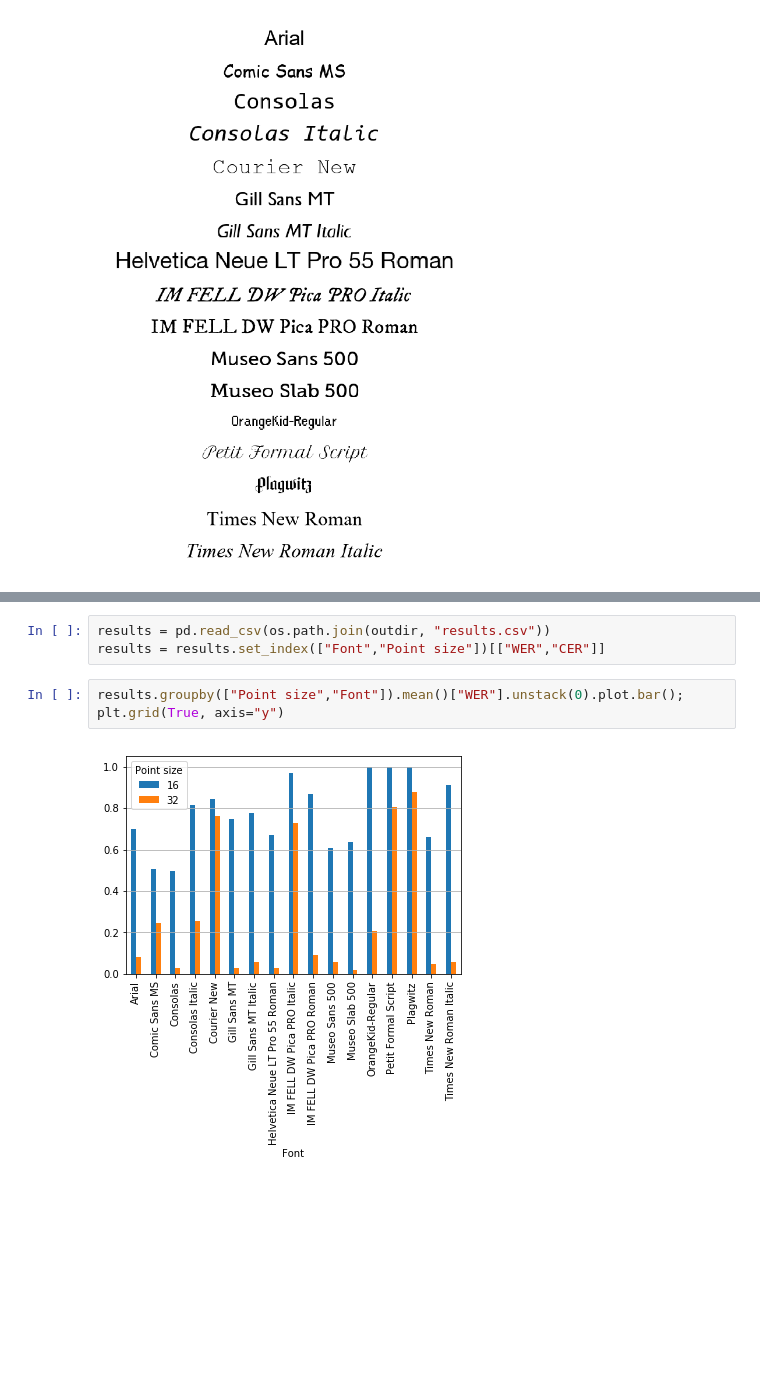
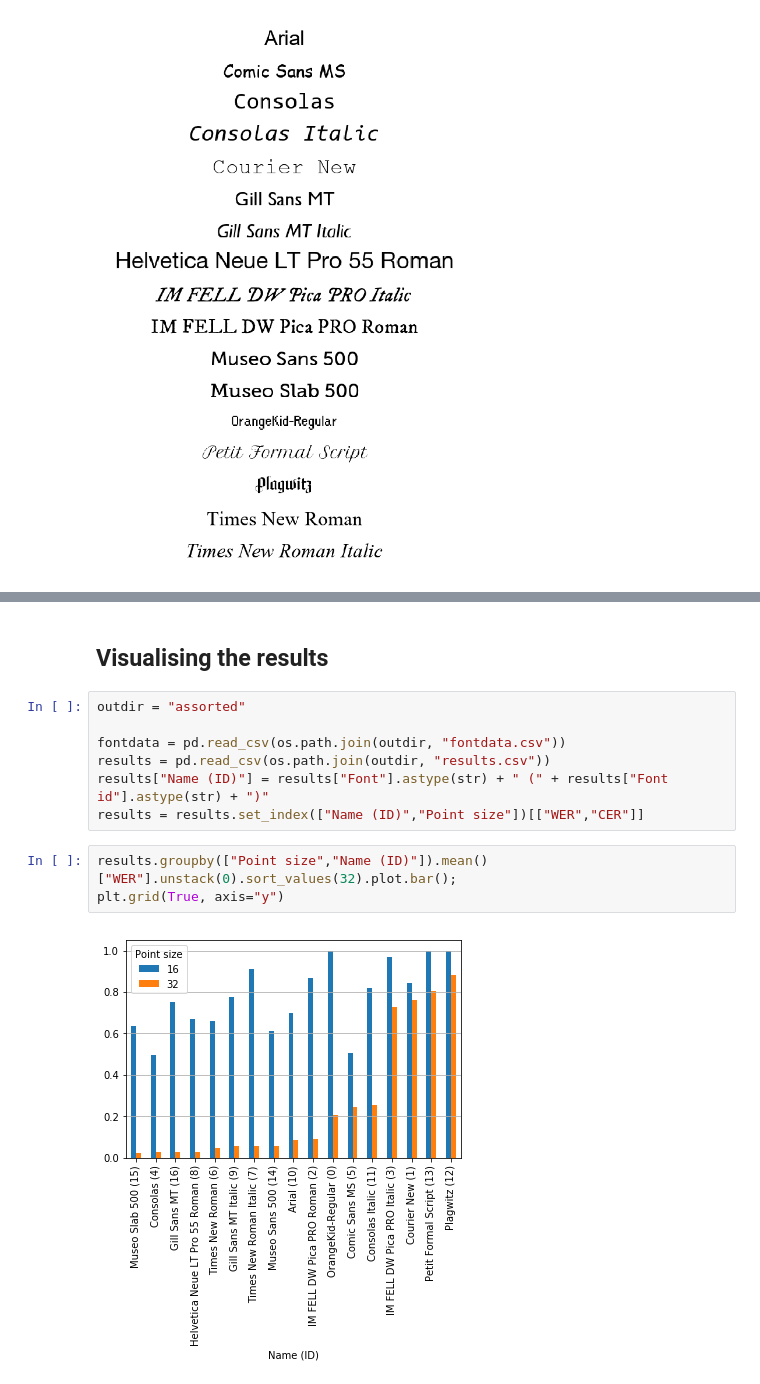
Before and after one commit to byewokko/tesseract-font-test, a Jupyter notebook: tesseract-fonts.ipynb, the cells around one changed output, grey strips where cells are left out. Cells and saved outputs as stored; diff of their text form; blank space fills up the shorter version.

```diff
--- a/tesseract-fonts.ipynb
+++ b/tesseract-fonts.ipynb
@@ -377,11 +385,17 @@ Evaluated assorted/txt/15.16.txt
 Evaluated assorted/txt/15.32.txt
 Evaluated assorted/txt/16.16.txt
 Evaluated assorted/txt/16.32.txt
+# %% [markdown]
+## Visualising the results
 # %%
+outdir = "assorted"
+
+fontdata = pd.read_csv(os.path.join(outdir, "fontdata.csv"))
 results = pd.read_csv(os.path.join(outdir, "results.csv"))
-results = results.set_index(["Font","Point size"])[["WER","CER"]]
+results["Name (ID)"] = results["Font"].astype(str) + " (" + results["Font id"].astype(str) + ")"
+results = results.set_index(["Name (ID)","Point size"])[["WER","CER"]]
 # %%
-results.groupby(["Point size","Font"]).mean()["WER"].unstack(0).plot.bar();
+results.groupby(["Point size","Name (ID)"]).mean()["WER"].unstack(0).sort_values(32).plot.bar();
 plt.grid(True, axis="y")
 # %% [output]
-[figure, old version]
+[figure, new version]
```
Also changed, not shown: parts of 10 cells of this notebook.
